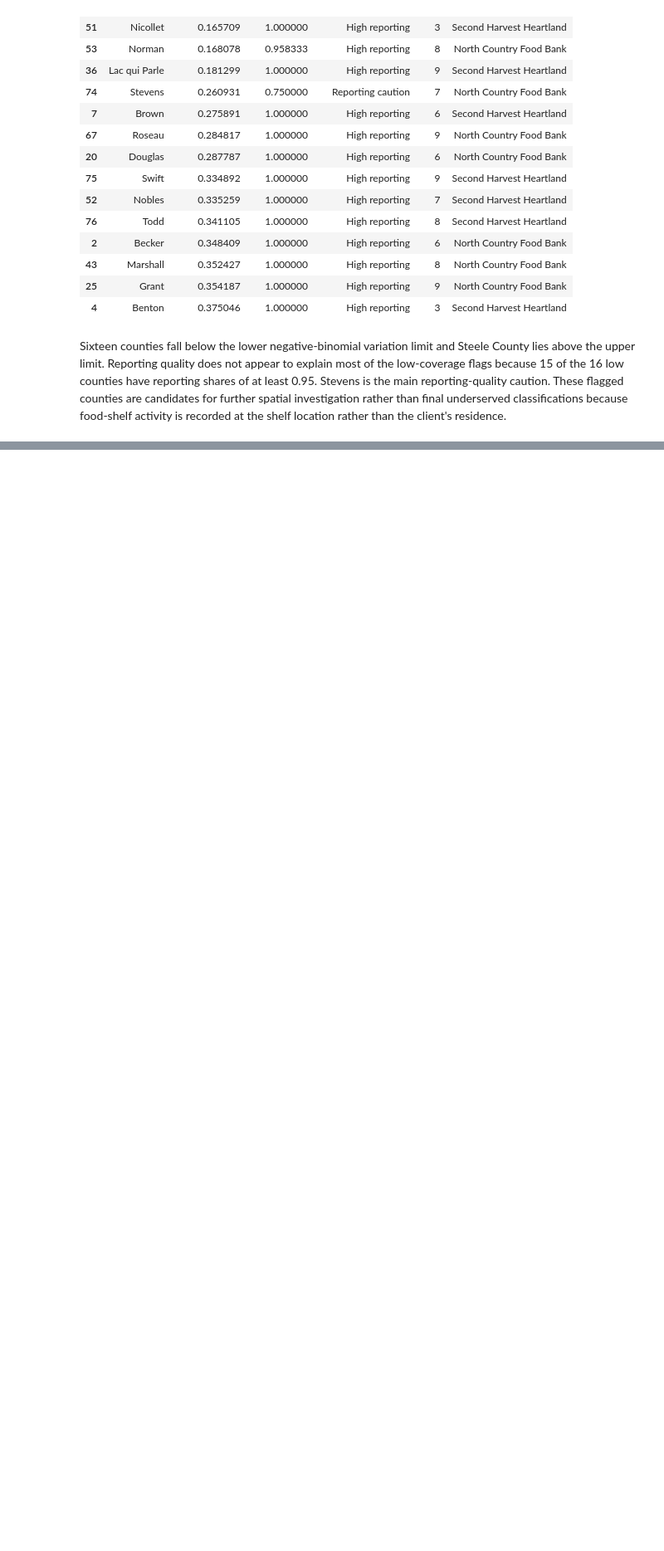
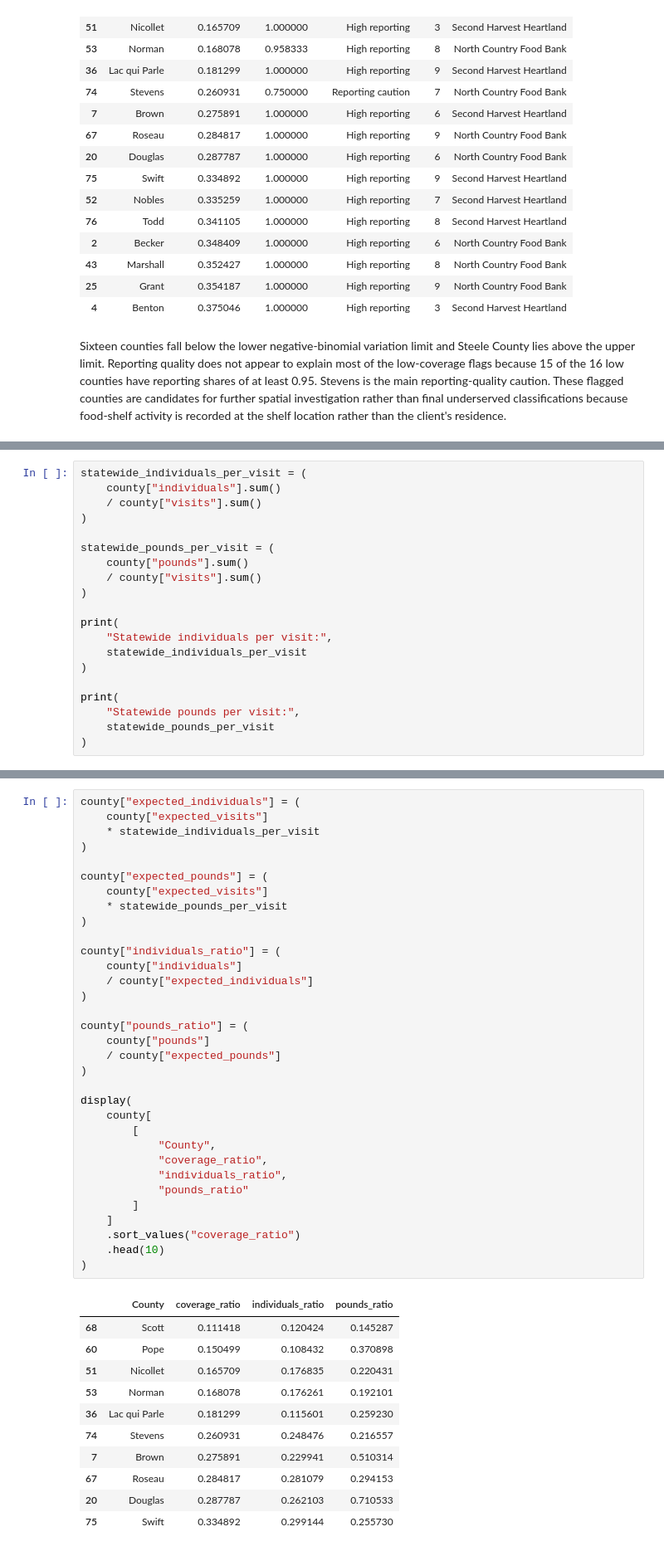
Before and after one commit to Hajar0Ahmed/MinneMUDAC2026Outliers, a Jupyter notebook: notebooks/explain_ratio.ipynb, the cells around one changed output, grey strips where cells are left out. Shown at 83% size. Saved outputs shown, nothing was run; the diff lists cells and outputs as text; blank space fills up the shorter version.

```diff
--- a/notebooks/explain_ratio.ipynb
+++ b/notebooks/explain_ratio.ipynb
@@ -693,0 +874,20 @@ Sixteen counties fall below the lower negative-binomial variation limit and Stee
+# %%
+statewide_individuals_per_visit = (
+    county["individuals"].sum()
+    / county["visits"].sum()
+)
+
+statewide_pounds_per_visit = (
+    county["pounds"].sum()
+    / county["visits"].sum()
+)
+
+print(
+    "Statewide individuals per visit:",
+    statewide_individuals_per_visit
+)
+
+print(
+    "Statewide pounds per visit:",
+    statewide_pounds_per_visit
+)
@@ -693,0 +897,45 @@ Sixteen counties fall below the lower negative-binomial variation limit and Stee
+# %%
+county["expected_individuals"] = (
+    county["expected_visits"]
+    * statewide_individuals_per_visit
+)
+
+county["expected_pounds"] = (
+    county["expected_visits"]
+    * statewide_pounds_per_visit
+)
+
+county["individuals_ratio"] = (
+    county["individuals"]
+    / county["expected_individuals"]
+)
+
+county["pounds_ratio"] = (
+    county["pounds"]
+    / county["expected_pounds"]
+)
+
+display(
+    county[
+        [
+            "County",
+            "coverage_ratio",
+            "individuals_ratio",
+            "pounds_ratio"
+        ]
+    ]
+    .sort_values("coverage_ratio")
+    .head(10)
+)
+# %% [output]
+|  | County | coverage_ratio | individuals_ratio | pounds_ratio |
+| 68 | Scott | 0.111418 | 0.120424 | 0.145287 |
+| 60 | Pope | 0.150499 | 0.108432 | 0.370898 |
+| 51 | Nicollet | 0.165709 | 0.176835 | 0.220431 |
+| 53 | Norman | 0.168078 | 0.176261 | 0.192101 |
+| 36 | Lac qui Parle | 0.181299 | 0.115601 | 0.259230 |
+| 74 | Stevens | 0.260931 | 0.248476 | 0.216557 |
+| 7 | Brown | 0.275891 | 0.229941 | 0.510314 |
+| 67 | Roseau | 0.284817 | 0.281079 | 0.294153 |
+| 20 | Douglas | 0.287787 | 0.262103 | 0.710533 |
+| 75 | Swift | 0.334892 | 0.299144 | 0.255730 |
```
Also changed, not shown: parts of 14 cells of this notebook, 2 other files.
